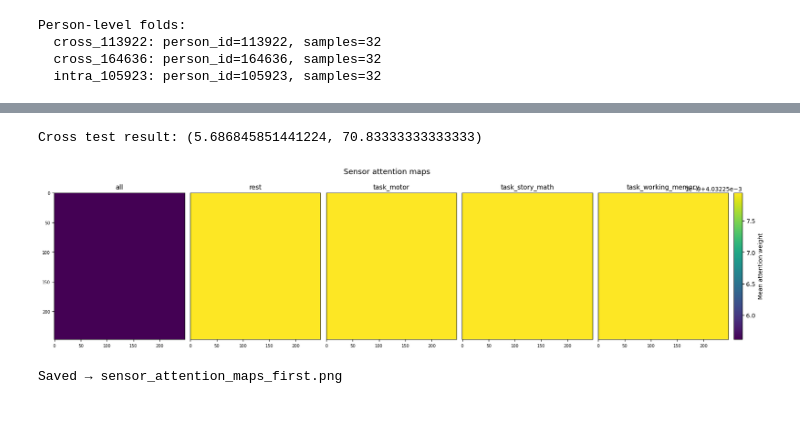
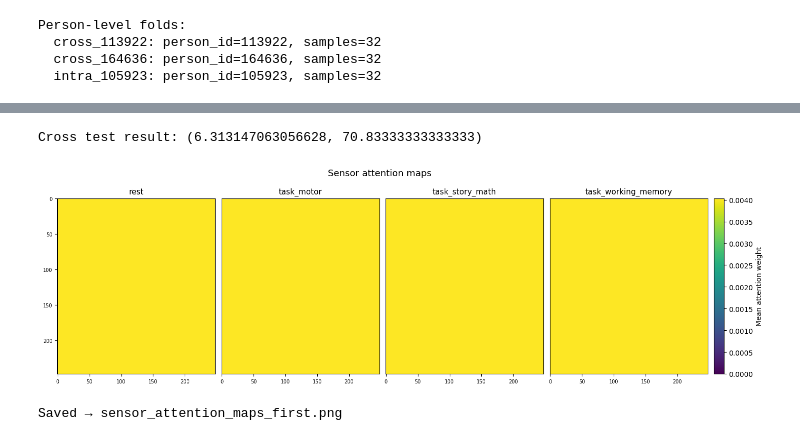
Before and after one commit to LeonV1110/DeepLearning, a Jupyter notebook: Assignment_2/gan_node_graph_simple.ipynb, the cells around one changed output, grey strips where cells are left out. Drawn from its saved outputs; the diff is of its cells as text; code cells hidden in the pictures; blank space fills up the shorter version.

Commit message:
Some more results

```diff
--- a/Assignment_2/gan_node_graph_simple.ipynb
+++ b/Assignment_2/gan_node_graph_simple.ipynb
@@ -15,7 +15,7 @@ params = {
     "hidden_channels": 32,
     "kernel_size": 3,
     "dropout": 0.1,
-    "num_heads": 2,
+    "num_heads": 1,
     "weight_decay": 1e-4,
     "batch_size": 8,
 }
@@ -221,7 +221,7 @@ Average Accuracy: 64.58% ± 4.47%
 test_result = evaluate(best_model, cross_test_loader, criterion, DEVICE)
 print(f"Cross test result: {test_result}")
 # %% [output]
-Cross test result: (5.686845851441224, 70.83333333333333)
+Cross test result: (6.313147063056628, 70.83333333333333)
 # %%
 import numpy as np
 import matplotlib.pyplot as plt
@@ -255,8 +255,8 @@ mean_maps      = {label: np.stack(class_attns[label]).mean(axis=0)
 
 # All-class average
 all_maps = np.concatenate(list(class_attns.values()), axis=0)
-mean_maps["all"] = all_maps.mean(axis=0)
-sorted_labels = ["all"] + sorted_labels  # prepend so it appears first
+# mean_maps["all"] = all_maps.mean(axis=0)
+# sorted_labels = ["all"] + sorted_labels  # prepend so it appears first
 
 # Shared colour range across all classes so maps are directly comparable
 vmin = min(m.min() for m in mean_maps.values())
@@ -279,36 +279,36 @@ cax  =  fig.add_subplot(gs[0, n_classes])
 
 for ax, label in zip(axes, sorted_labels):
     im = ax.imshow(
         mean_maps[label],
         cmap="viridis",
-        vmin=vmin,
+        vmin=0,
         vmax=vmax,
         aspect="auto",
         interpolation="nearest",
     )
     ax.set_title(class_names[label], fontsize=11, pad=6)
     # ax.set_xlabel("Sensor", fontsize=8)
     if ax is axes[0]:
         # ax.set_ylabel("Sensor", fontsize=8)
         pass
     else:
         ax.set_yticks([])           # hide redundant y-ticks on subsequent panels
 
     # Optional: thin tick marks every 50 sensors
     ticks = np.arange(0, mean_maps[label].shape[0], 50)
     ax.set_xticks(ticks)
     ax.set_xticklabels(ticks, fontsize=7)
     if ax is axes[0]:
         ax.set_yticks(ticks)
         ax.set_yticklabels(ticks, fontsize=7)
 
 fig.colorbar(im, cax=cax, label="Mean attention weight")
 fig.suptitle("Sensor attention maps", fontsize=13, y=1.01)
-plt.savefig("sensor_attention_maps_first.png", dpi=150, bbox_inches="tight")
+plt.savefig("results/sensor_attention_maps_first.png", dpi=150, bbox_inches="tight")
 plt.show()
 print("Saved → sensor_attention_maps_first.png")
 # %% [output]
-[figure, old version]
+[figure, new version]
 Saved → sensor_attention_maps_first.png
 # %%
 print(f"graph_gate: {model.graph_gate.item():.3f}  "
```
Also changed, not shown: parts of 3 cells of this notebook, 11 other files.
